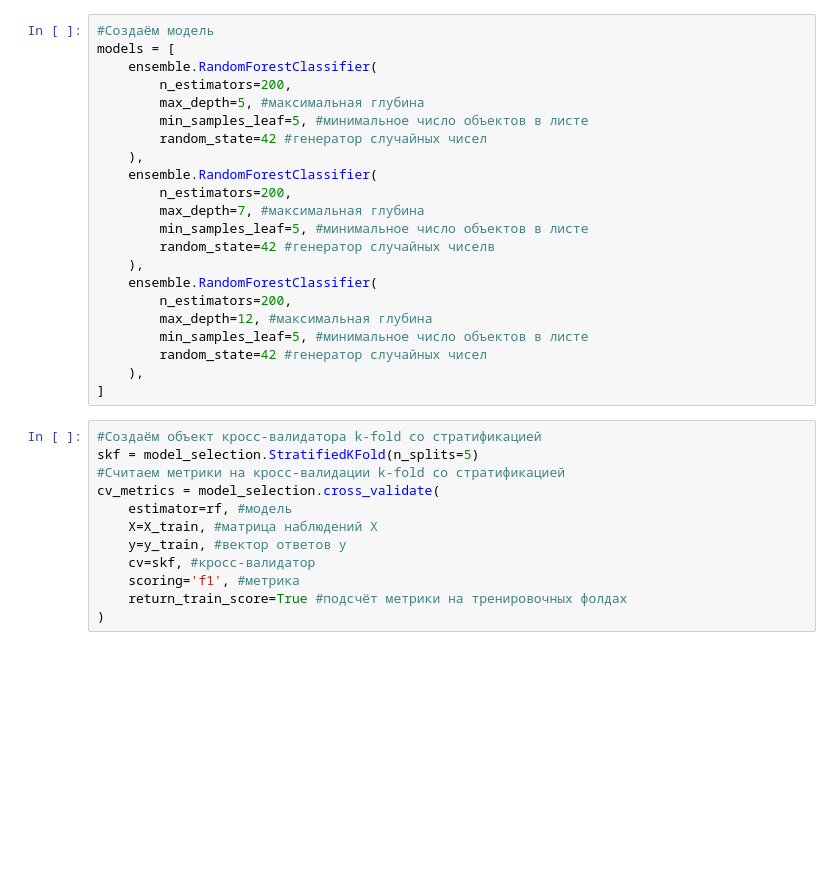
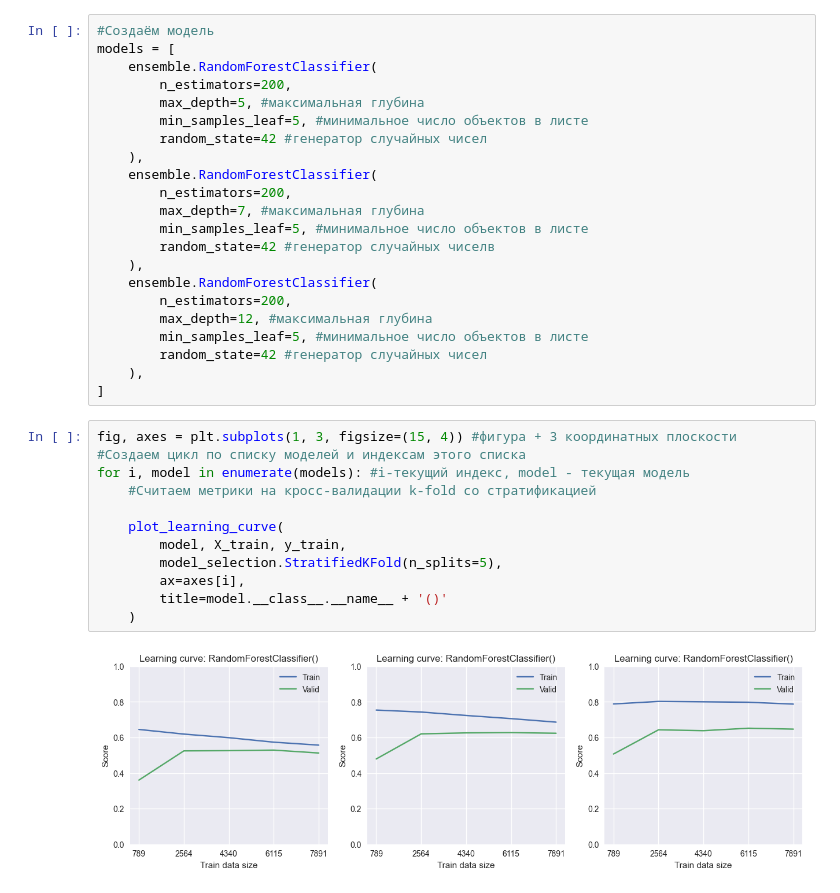
Before and after one commit to Lepnik/data_science_lnv, a Jupyter notebook: ML/ML-4/last_practice.ipynb, the cells around one changed output. Saved outputs shown, nothing was run; the diff lists cells and outputs as text; blank space fills up the shorter version.

```diff
--- a/ML/ML-4/last_practice.ipynb
+++ b/ML/ML-4/last_practice.ipynb
@@ -169,15 +166,17 @@ models = [
         random_state=42 #генератор случайных чисел
     ),
 ]
-# %%
-#Создаём объект кросс-валидатора k-fold со стратификацией
-skf = model_selection.StratifiedKFold(n_splits=5)
-#Считаем метрики на кросс-валидации k-fold со стратификацией
-cv_metrics = model_selection.cross_validate(
-    estimator=rf, #модель
-    X=X_train, #матрица наблюдений X
-    y=y_train, #вектор ответов y
-    cv=skf, #кросс-валидатор
-    scoring='f1', #метрика
-    return_train_score=True #подсчёт метрики на тренировочных фолдах
-)
+# %%
+fig, axes = plt.subplots(1, 3, figsize=(15, 4)) #фигура + 3 координатных плоскости
+#Создаем цикл по списку моделей и индексам этого списка
+for i, model in enumerate(models): #i-текущий индекс, model - текущая модель
+    #Считаем метрики на кросс-валидации k-fold со стратификацией
+
+    plot_learning_curve(
+        model, X_train, y_train,
+        model_selection.StratifiedKFold(n_splits=5),
+        ax=axes[i],
+        title=model.__class__.__name__ + '()'
+    )
+# %% [output]
+[figure, added]
```
Also changed, not shown: parts of 5 cells of this notebook, 3 other files.
